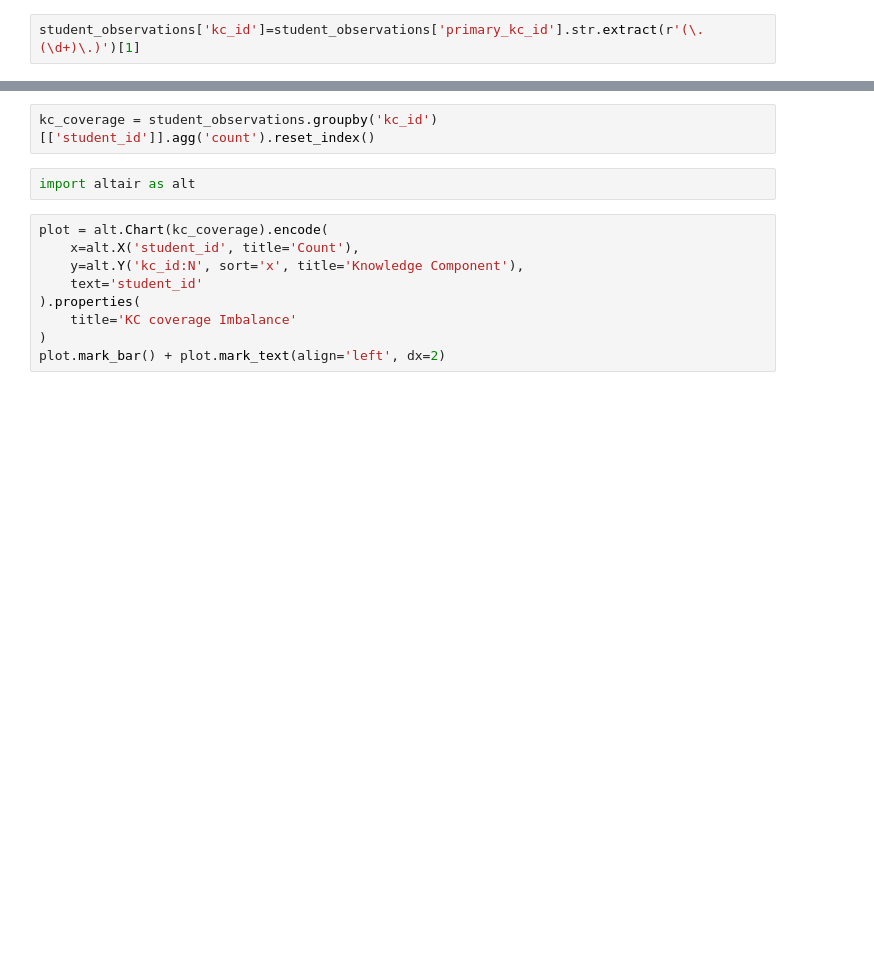
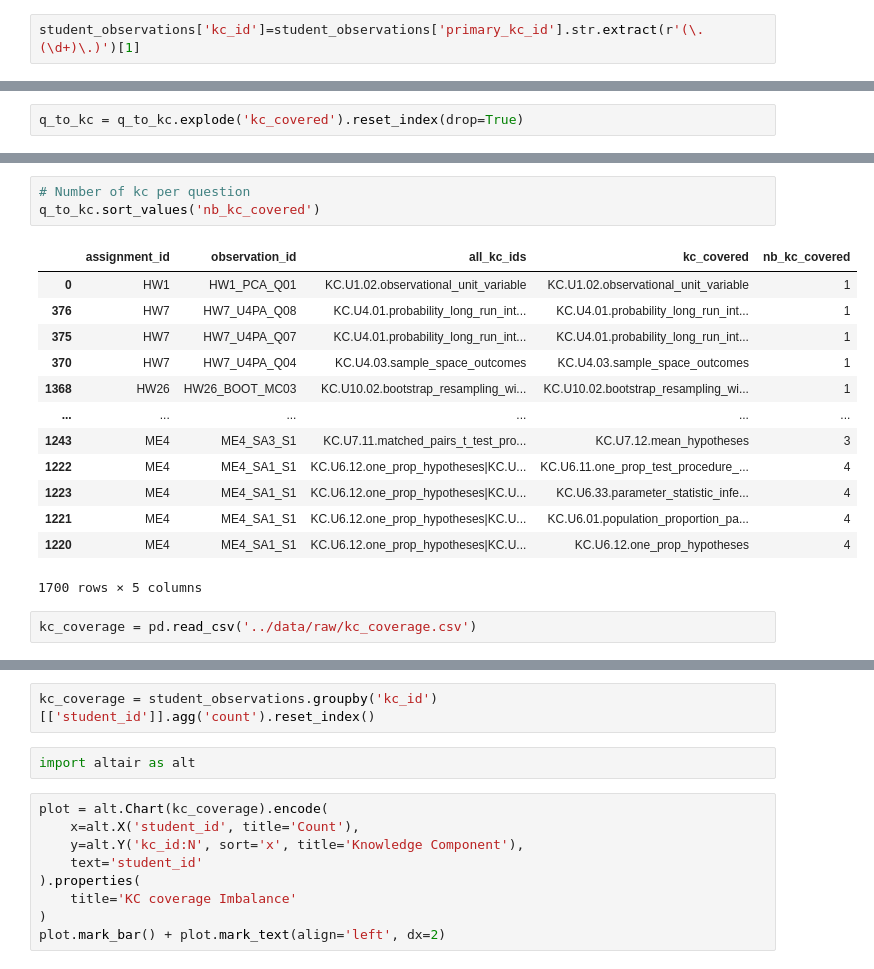
Before and after one commit to mailysg8/ai-student-progress-tracker, a Jupyter notebook: notebooks/initial_eda.ipynb, the cells around one changed output, grey strips where cells are left out. Drawn from its saved outputs; the diff is of its cells as text; blank space fills up the shorter version.

```diff
--- a/notebooks/initial_eda.ipynb
+++ b/notebooks/initial_eda.ipynb
@@ -22,0 +39,2 @@ student_observations['kc_id']=student_observations['primary_kc_id'].str.extract(
+# %%
+q_to_kc = q_to_kc.explode('kc_covered').reset_index(drop=True)
@@ -22,0 +47,19 @@ student_observations['kc_id']=student_observations['primary_kc_id'].str.extract(
+# %%
+# Number of kc per question
+q_to_kc.sort_values('nb_kc_covered')
+# %% [output]
+|  | assignment_id | observation_id | all_kc_ids | kc_covered | nb_kc_covered |
+| 0 | HW1 | HW1_PCA_Q01 | KC.U1.02.observational_unit_variable | KC.U1.02.observational_unit_variable | 1 |
+| 376 | HW7 | HW7_U4PA_Q08 | KC.U4.01.probability_long_run_int... | KC.U4.01.probability_long_run_int... | 1 |
+| 375 | HW7 | HW7_U4PA_Q07 | KC.U4.01.probability_long_run_int... | KC.U4.01.probability_long_run_int... | 1 |
+| 370 | HW7 | HW7_U4PA_Q04 | KC.U4.03.sample_space_outcomes | KC.U4.03.sample_space_outcomes | 1 |
+| 1368 | HW26 | HW26_BOOT_MC03 | KC.U10.02.bootstrap_resampling_wi... | KC.U10.02.bootstrap_resampling_wi... | 1 |
+| ... | ... | ... | ... | ... | ... |
+| 1243 | ME4 | ME4_SA3_S1 | KC.U7.11.matched_pairs_t_test_pro... | KC.U7.12.mean_hypotheses | 3 |
+| 1222 | ME4 | ME4_SA1_S1 | KC.U6.12.one_prop_hypotheses|KC.U... | KC.U6.11.one_prop_test_procedure_... | 4 |
+| 1223 | ME4 | ME4_SA1_S1 | KC.U6.12.one_prop_hypotheses|KC.U... | KC.U6.33.parameter_statistic_infe... | 4 |
+| 1221 | ME4 | ME4_SA1_S1 | KC.U6.12.one_prop_hypotheses|KC.U... | KC.U6.01.population_proportion_pa... | 4 |
+| 1220 | ME4 | ME4_SA1_S1 | KC.U6.12.one_prop_hypotheses|KC.U... | KC.U6.12.one_prop_hypotheses | 4 |
+1700 rows × 5 columns
+# %%
+kc_coverage = pd.read_csv('../data/raw/kc_coverage.csv')
```
Also changed, not shown: parts of 25 cells of this notebook.
